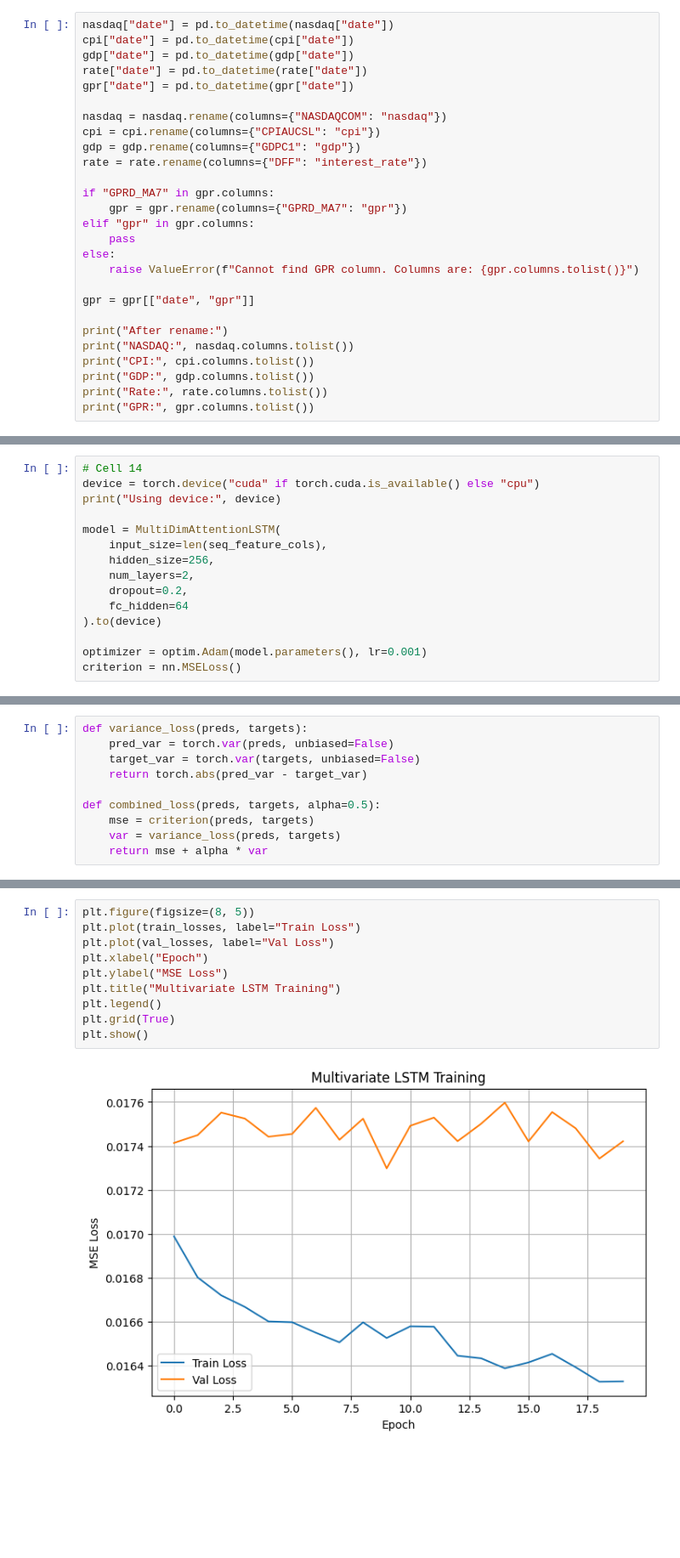
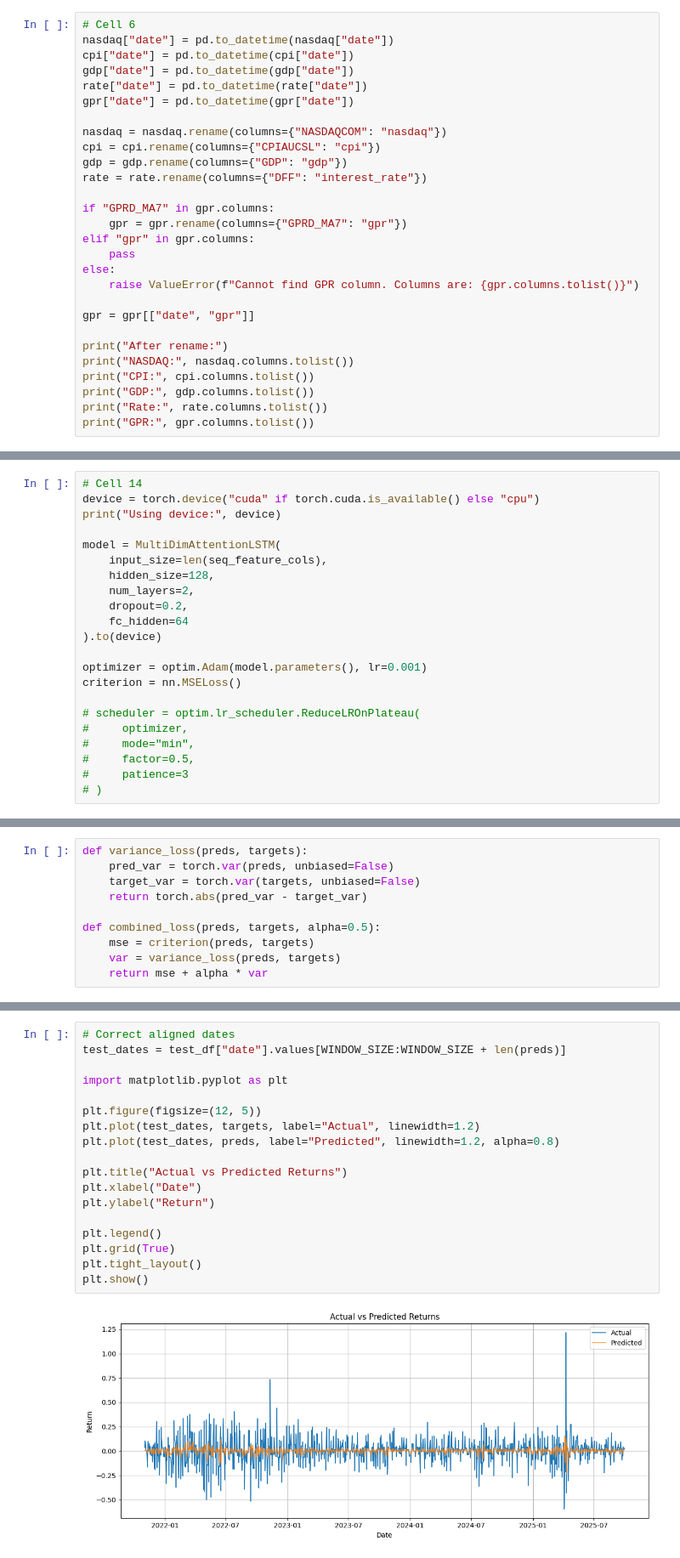
Before and after one commit to ton198/stock-market-price-predicting, a Jupyter notebook: source_code/stage1/hybrid_LSTM.ipynb, the cells around one changed output, grey strips where cells are left out. Shown at 85% size. Drawn from its saved outputs; the diff is of its cells as text; blank space fills up the shorter version.

```diff
--- a/source_code/stage1/hybrid_LSTM.ipynb
+++ b/source_code/stage1/hybrid_LSTM.ipynb
@@ -49,6 +49,7 @@ GDP columns: ['date', 'GDP']
 Rate columns: ['date', 'DFF']
 GPR columns: ['date', 'gpr']
 # %%
+# Cell 6
 nasdaq["date"] = pd.to_datetime(nasdaq["date"])
 cpi["date"] = pd.to_datetime(cpi["date"])
 gdp["date"] = pd.to_datetime(gdp["date"])
@@ -57,7 +58,7 @@ gpr["date"] = pd.to_datetime(gpr["date"])
 
 nasdaq = nasdaq.rename(columns={"NASDAQCOM": "nasdaq"})
 cpi = cpi.rename(columns={"CPIAUCSL": "cpi"})
-gdp = gdp.rename(columns={"GDPC1": "gdp"})
+gdp = gdp.rename(columns={"GDP": "gdp"})
 rate = rate.rename(columns={"DFF": "interest_rate"})
 
 if "GPRD_MA7" in gpr.columns:
@@ -273,7 +274,7 @@ print("Using device:", device)
 
 model = MultiDimAttentionLSTM(
     input_size=len(seq_feature_cols),
-    hidden_size=256,
+    hidden_size=128,
     num_layers=2,
     dropout=0.2,
     fc_hidden=64
@@ -281,6 +282,13 @@ model = MultiDimAttentionLSTM(
 
 optimizer = optim.Adam(model.parameters(), lr=0.001)
 criterion = nn.MSELoss()
+
+# scheduler = optim.lr_scheduler.ReduceLROnPlateau(
+#     optimizer,
+#     mode="min",
+#     factor=0.5,
+#     patience=3
+# )
 # %% [output]
 Using device: cuda
 # %%
@@ -377,12 +434,20 @@ Early stopping triggered.
 # %%
-plt.figure(figsize=(8, 5))
-plt.plot(train_losses, label="Train Loss")
-plt.plot(val_losses, label="Val Loss")
-plt.xlabel("Epoch")
-plt.ylabel("MSE Loss")
-plt.title("Multivariate LSTM Training")
+# Correct aligned dates
+test_dates = test_df["date"].values[WINDOW_SIZE:WINDOW_SIZE + len(preds)]
+
+import matplotlib.pyplot as plt
+
+plt.figure(figsize=(12, 5))
+plt.plot(test_dates, targets, label="Actual", linewidth=1.2)
+plt.plot(test_dates, preds, label="Predicted", linewidth=1.2, alpha=0.8)
+
+plt.title("Actual vs Predicted Returns")
+plt.xlabel("Date")
+plt.ylabel("Return")
+
 plt.legend()
 plt.grid(True)
+plt.tight_layout()
 plt.show()
 # %% [output]
-[figure, old version]
+[figure, new version]
```
Also changed, not shown: parts of 5 cells of this notebook.
